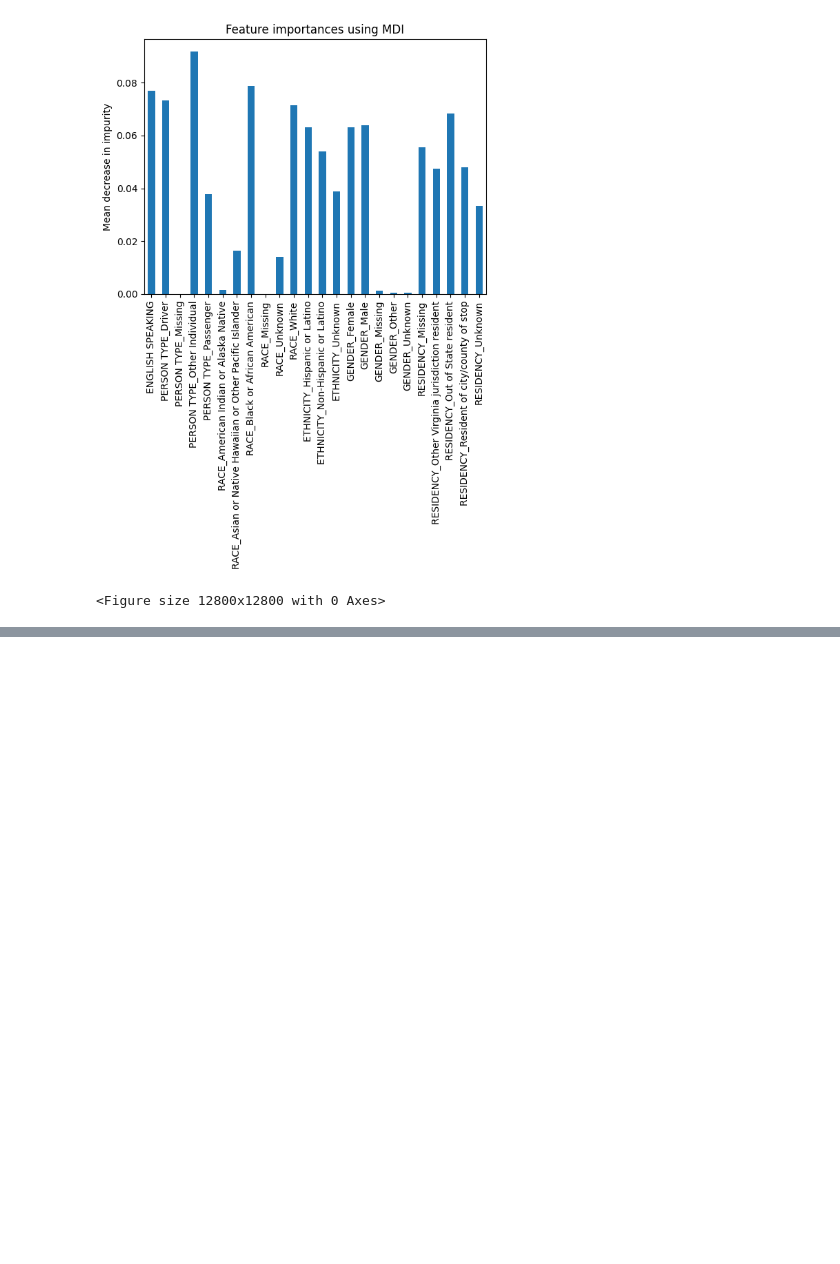
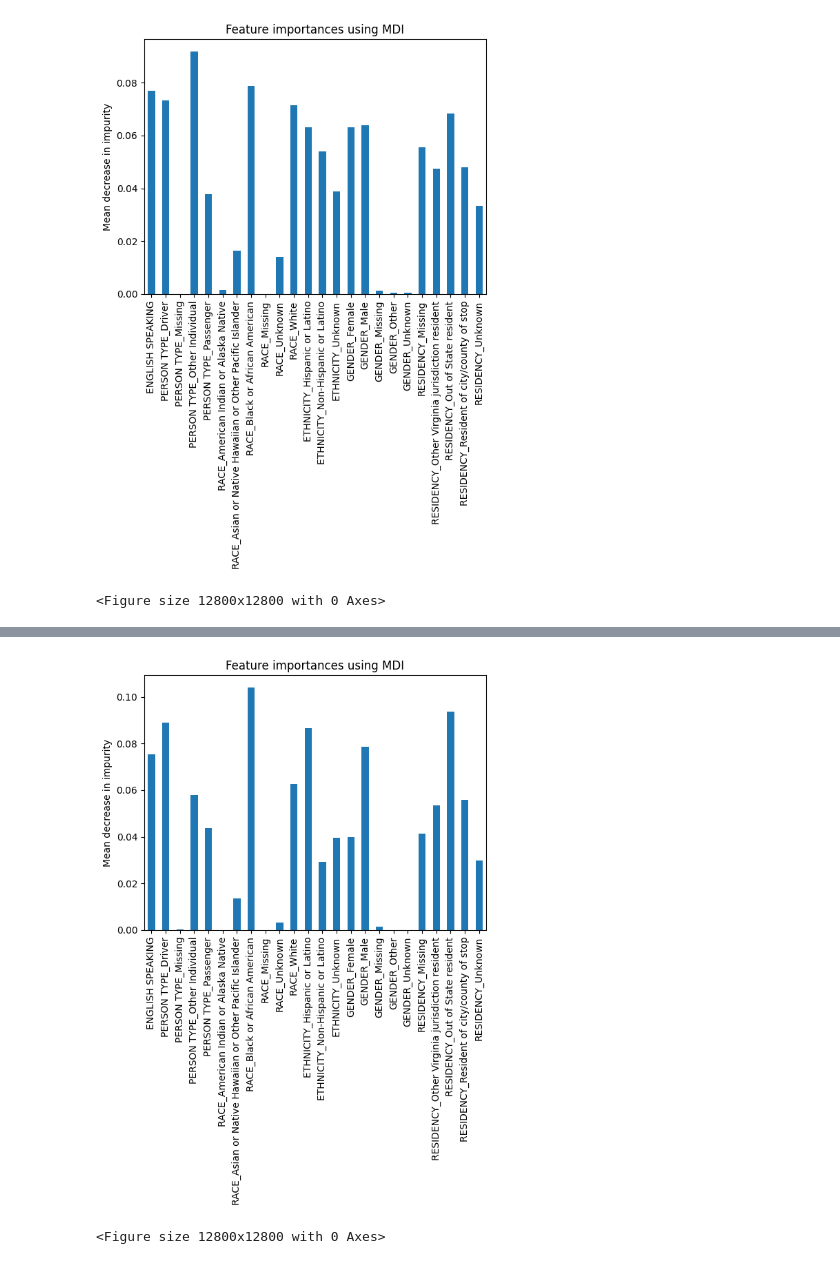
Before and after one commit to sophieganapolsky/ML4VA, a Jupyter notebook: Prediction.ipynb, the cells around one changed output, grey strips where cells are left out. Cells and saved outputs as stored; diff of their text form; code cells hidden in the pictures; blank space fills up the shorter version.

```diff
--- a/Prediction.ipynb
+++ b/Prediction.ipynb
@@ -567,3 +619,18 @@ weighted avg       0.74      0.75      0.74     10061
+# %%
+# URL: https://scikit-learn.org/stable/auto_examples/ensemble/plot_forest_importances.html
+# Description: Used this documentation to plot feature importance.
+rf_importances = grid_search.best_estimator_.feature_importances_
+rf_importances = pd.Series(rf_importances, index=feature_names)
+std = np.std([grid_search.best_estimator_.feature_importances_ for tree in grid_search.best_estimator_.estimators_], axis=0)
+fig, ax = plt.subplots()
+rf_importances.plot.bar(yerr=std, ax=ax)
+ax.set_title("Feature importances using MDI")
+ax.set_ylabel("Mean decrease in impurity")
+plt.figure(figsize=(128,128))
+fig.show()
+# %% [output]
+[figure, added]
+<Figure size 12800x12800 with 0 Axes>
 # %%
 gb = GradientBoostingClassifier(random_state=42)
 gb.fit(X_train_sm, y_train_sm)
```
Also changed, not shown: parts of 15 cells of this notebook.
